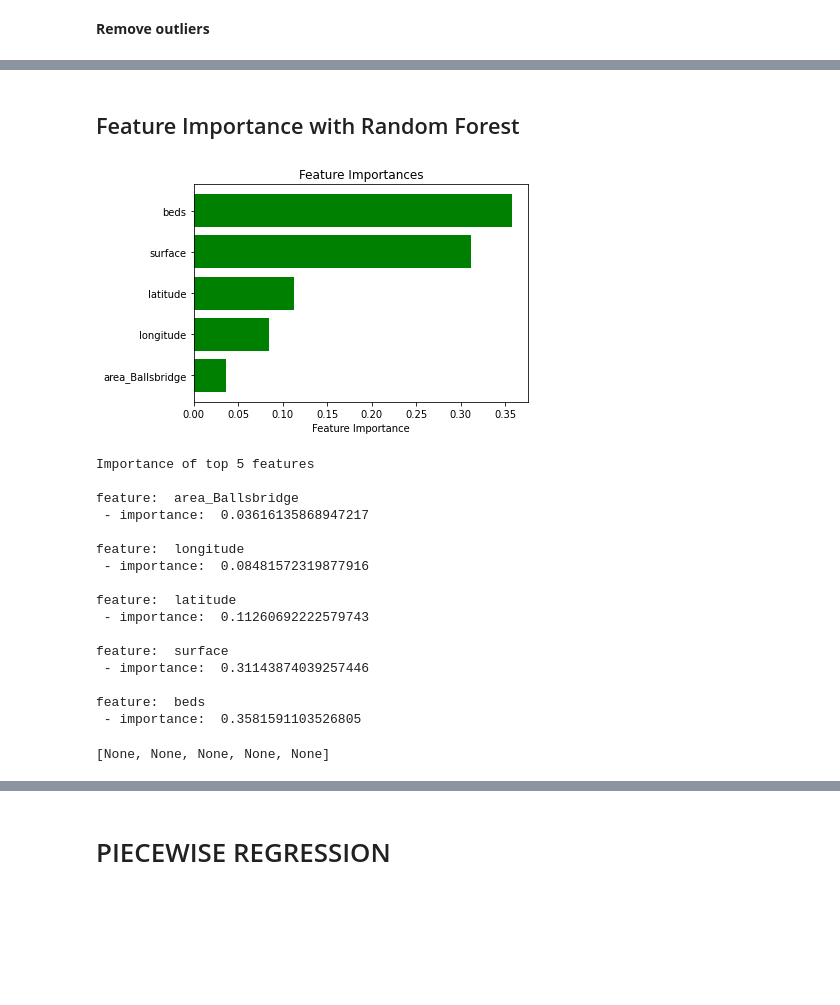
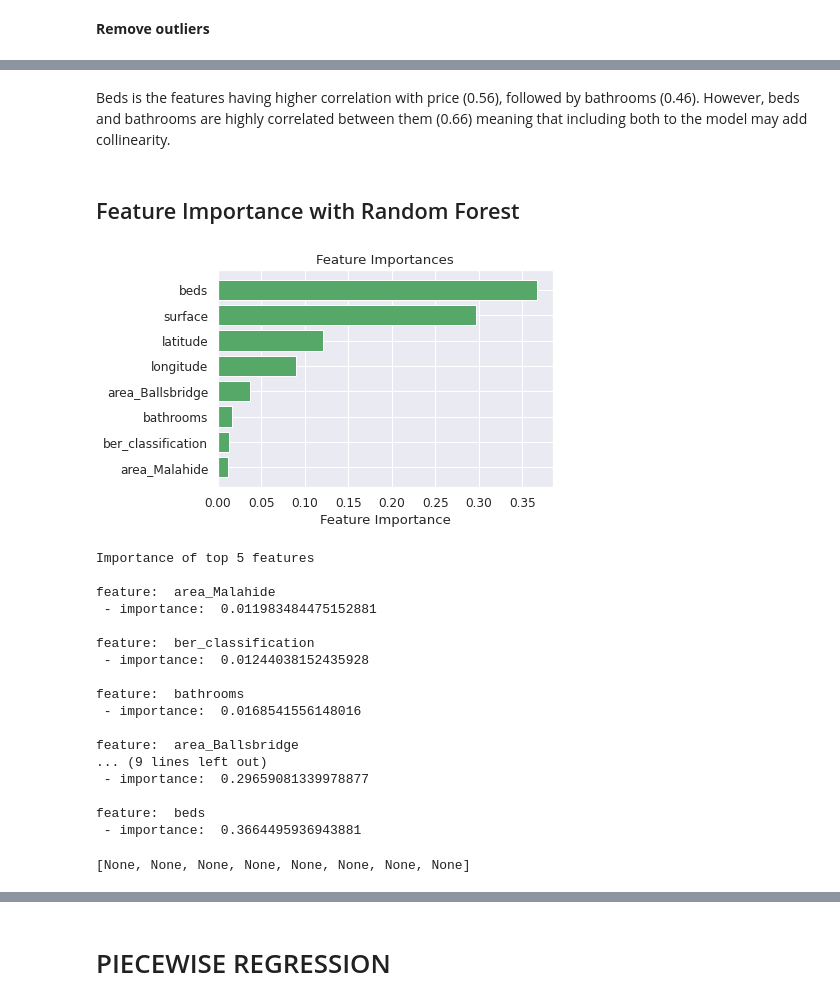
Before and after one commit to carlos20160984/ET5003_SEM1_2021-2, a Jupyter notebook: ET5003_Etivity2_Draft_Carlos_Santiago.ipynb, the cells around one changed output, grey strips where cells are left out. Cells and saved outputs as stored; diff of their text form; code cells hidden in the pictures; blank space fills up the shorter version.

```diff
--- a/ET5003_Etivity2_Draft_Carlos_Santiago.ipynb
+++ b/ET5003_Etivity2_Draft_Carlos_Santiago.ipynb
@@ -500,0 +489,10 @@ Shape of testing set (565,)
+# %%
+# Re-check relationships between numerical variables
+
+matrix = train[['bathrooms','beds','surface','latitude','longitude','ber_classification','price']]
+
+sns.set(font_scale=1.10)
+plt.figure(figsize=(9, 9))
+plt.title('Correlation Matrix')
+sns.heatmap(matrix.corr(),linewidths=0.01,
+            square=True,annot=True)
@@ -501,42 +502,48 @@ Shape of testing set (565,)
+# %% [markdown]
+Beds is the features having higher correlation with price (0.56), followed by bathrooms (0.46). However, beds and bathrooms are highly correlated between them (0.66) meaning that including both to the model may add collinearity.
 # %% [markdown]
 ## Feature Importance with Random Forest
 # %%
 #Determine the most relevant features
 
+y = train['price']
+X = train.drop('price', axis=1).values
+
 model = RandomForestRegressor(random_state=8, max_depth=8)
-model.fit(X_train, y_train)
+model.fit(X, y)
 
 features = train.drop('price', axis=1).columns
 importances = model.feature_importances_
-indices = np.argsort(importances)[-5:]  # top 5 features
+indices = np.argsort(importances)[-8:]  # top 8 features
 plt.title('Feature Importances')
 plt.barh(range(len(indices)), importances[indices], color='g', align='center')
 plt.yticks(range(len(indices)), [features[i] for i in indices])
 plt.xlabel('Feature Importance')
 plt.show()
 # %% [output]
-[figure, old version]
+[figure, new version]
 # %%
 print('Importance of top 5 features')
 [print("\nfeature: ",features[i],"\n - importance: ",importances[i]) for i in indices]
 # %% [output]
 Importance of top 5 features
 
+feature:  area_Malahide
+ - importance:  0.011983484475152881
+
+feature:  ber_classification
+ - importance:  0.01244038152435928
+
+feature:  bathrooms
+ - importance:  0.0168541556148016
+
 feature:  area_Ballsbridge
- - importance:  0.03616135868947217
-
-feature:  longitude
- - importance:  0.08481572319877916
-
-feature:  latitude
- - importance:  0.11260692222579743
-
-feature:  surface
- - importance:  0.31143874039257446
+... (9 lines left out)
+ - importance:  0.29659081339978877
 
 feature:  beds
- - importance:  0.3581591103526805
+ - importance:  0.3664495936943881
-[None, None, None, None, None]
+[None, None, None, None, None, None, None, None]
 # %%
 # Log transforming the price to remove heat map sensitivity to outliers
 train.plot.scatter(x = 'longitude', y = 'latitude', c = np.log(train['price']), cmap = 'YlOrRd', figsize = (6,6))
```
Also changed, not shown: parts of 41 cells of this notebook.
